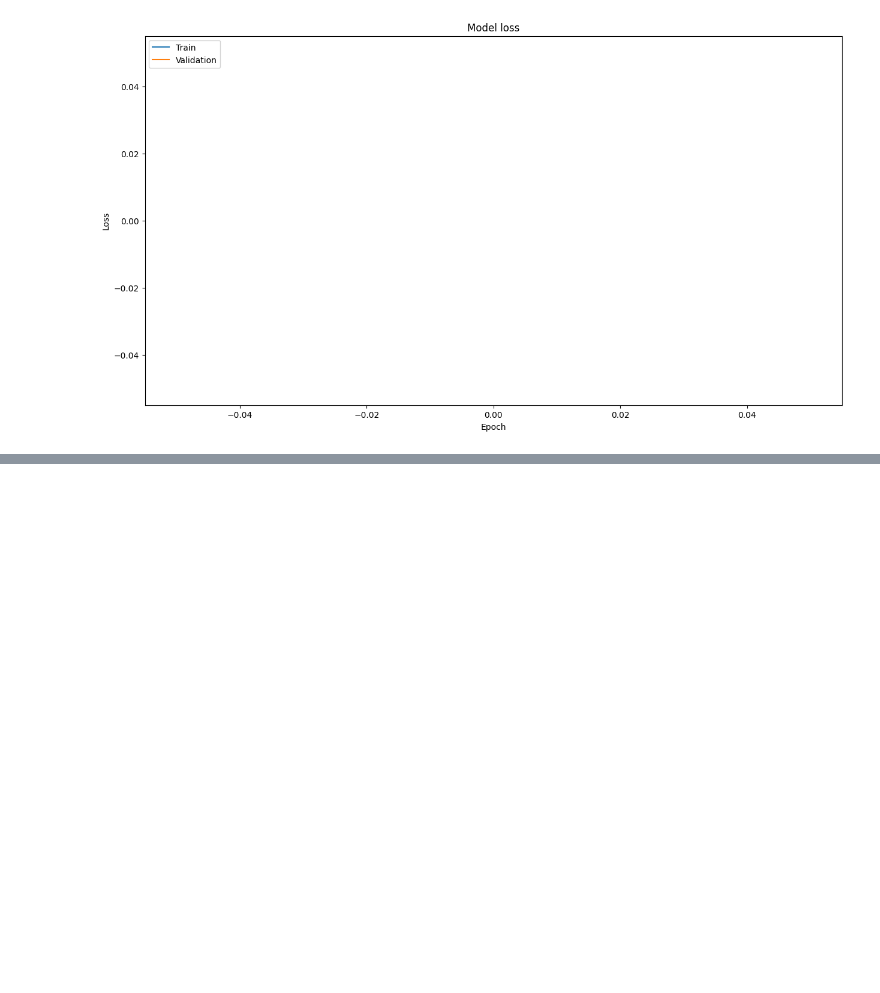
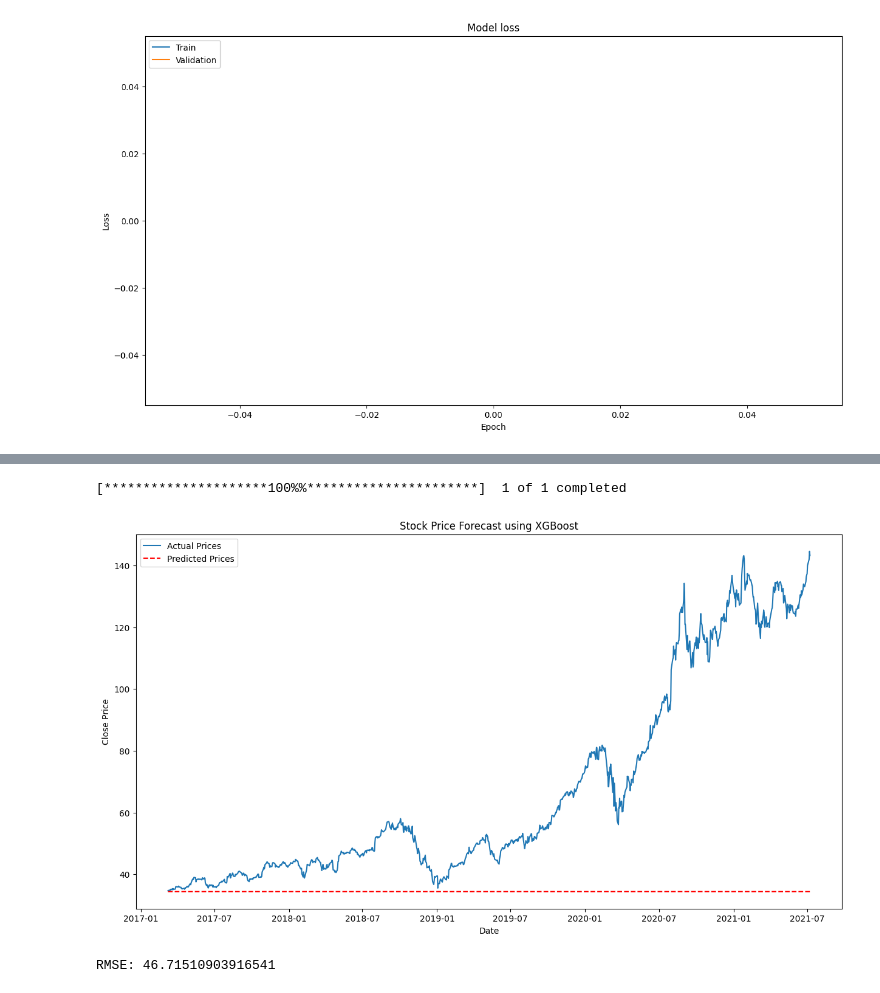
Before and after one commit to ParasX1/MarketAnalyticsTool, a Jupyter notebook: MarketAnalyticTool.ipynb, the cells around one changed output, grey strips where cells are left out. Drawn from its saved outputs; the diff is of its cells as text; code cells hidden in the pictures; blank space fills up the shorter version.

```diff
--- a/MarketAnalyticTool.ipynb
+++ b/MarketAnalyticTool.ipynb
@@ -830,0 +898,64 @@ weighted avg       0.21      0.46      0.29      1091
+# %%
+import yfinance as yf
+import pandas as pd
+import numpy as np
+import matplotlib.pyplot as plt
+from xgboost import XGBRegressor
+from sklearn.preprocessing import StandardScaler
+from sklearn.metrics import mean_squared_error
+from sklearn.model_selection import train_test_split
+
+# Fetch historical stock data
+ticker = "AAPL"
+stock_data = yf.download(ticker, start="1999-11-01", end="2021-07-09")
+
+# Ensure datetime index
+stock_data.index = pd.to_datetime(stock_data.index)
+
+# Feature engineering: Create lag features
+def create_lag_features(data, lags=5):
+    lagged_data = data.copy()
+    for lag in range(1, lags + 1):
+        lagged_data[f'lag_{lag}'] = lagged_data['Close'].shift(lag)
+    return lagged_data.dropna()
+
+# Create lag features
+lagged_data = create_lag_features(stock_data[['Close']])
+
+# Split the data into training and testing sets
+train_size = int(len(lagged_data) * 0.8)
+train, test = lagged_data[:train_size], lagged_data[train_size:]
+
+# Prepare the data for XGBoost
+X_train, y_train = train.drop(columns=['Close']), train['Close']
+X_test, y_test = test.drop(columns=['Close']), test['Close']
+
+# Scale the data
+scaler = StandardScaler()
+X_train_scaled = scaler.fit_transform(X_train)
+X_test_scaled = scaler.transform(X_test)
+
+# Train the XGBoost model
+xgboost_model = XGBRegressor(objective='reg:squarederror', n_estimators=1000, learning_rate=0.01)
+xgboost_model.fit(X_train_scaled, y_train)
+
+# Make predictions
+y_pred = xgboost_model.predict(X_test_scaled)
+
+# Plot the results
+plt.figure(figsize=(15, 8))
+plt.plot(stock_data.index[-len(test):], y_test, label='Actual Prices')
+plt.plot(stock_data.index[-len(test):], y_pred, label='Predicted Prices', linestyle='--', color='red')
+plt.title('Stock Price Forecast using XGBoost')
+plt.xlabel('Date')
+plt.ylabel('Close Price')
+plt.legend()
+plt.show()
+
+# Calculate and print RMSE
+rmse = np.sqrt(mean_squared_error(y_test, y_pred))
+print(f'RMSE: {rmse}')
+# %% [output]
+[*********************100%%**********************]  1 of 1 completed
+[figure, added]
+RMSE: 46.71510903916541
```
Also changed, not shown: parts of 5 cells of this notebook.
